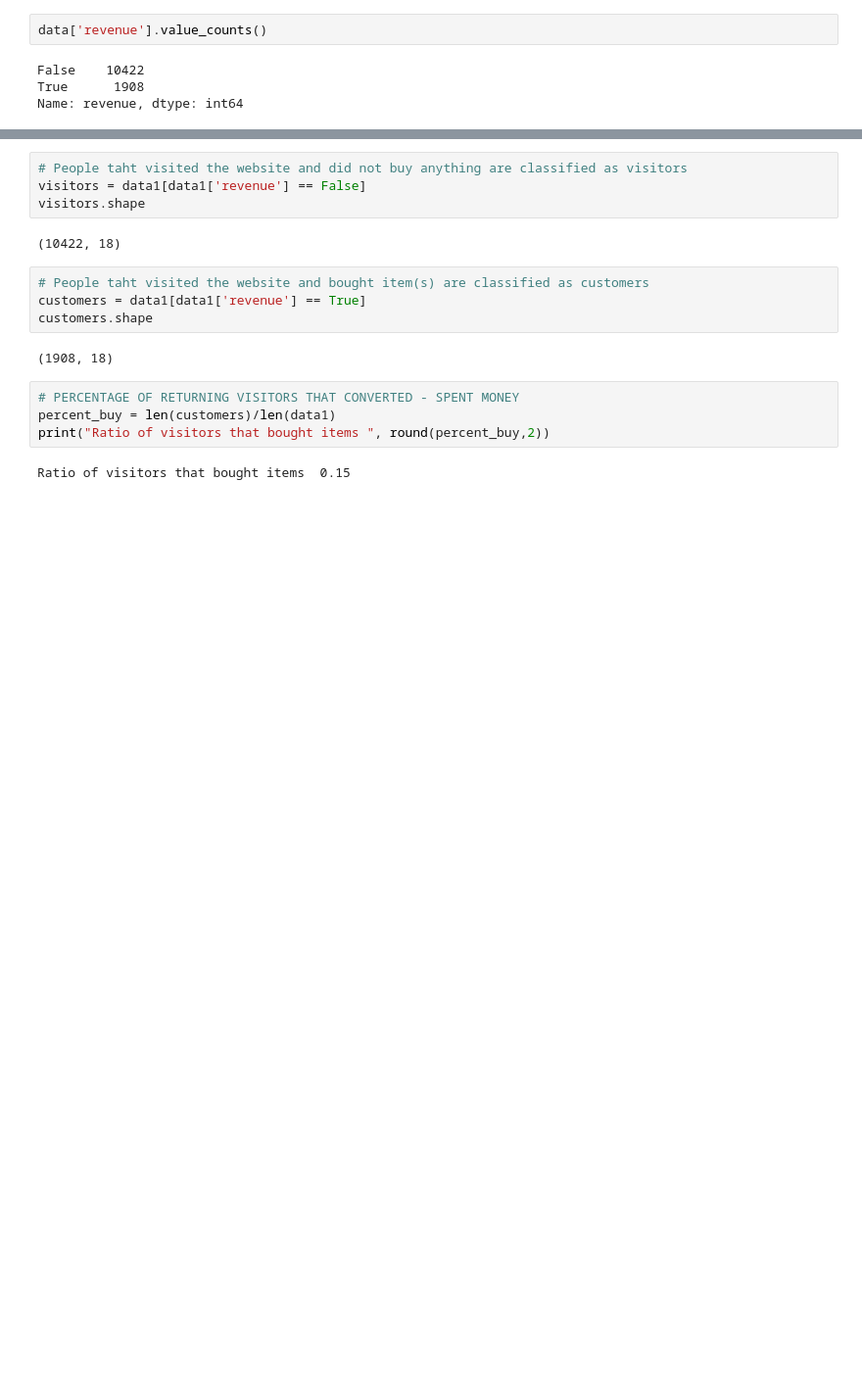
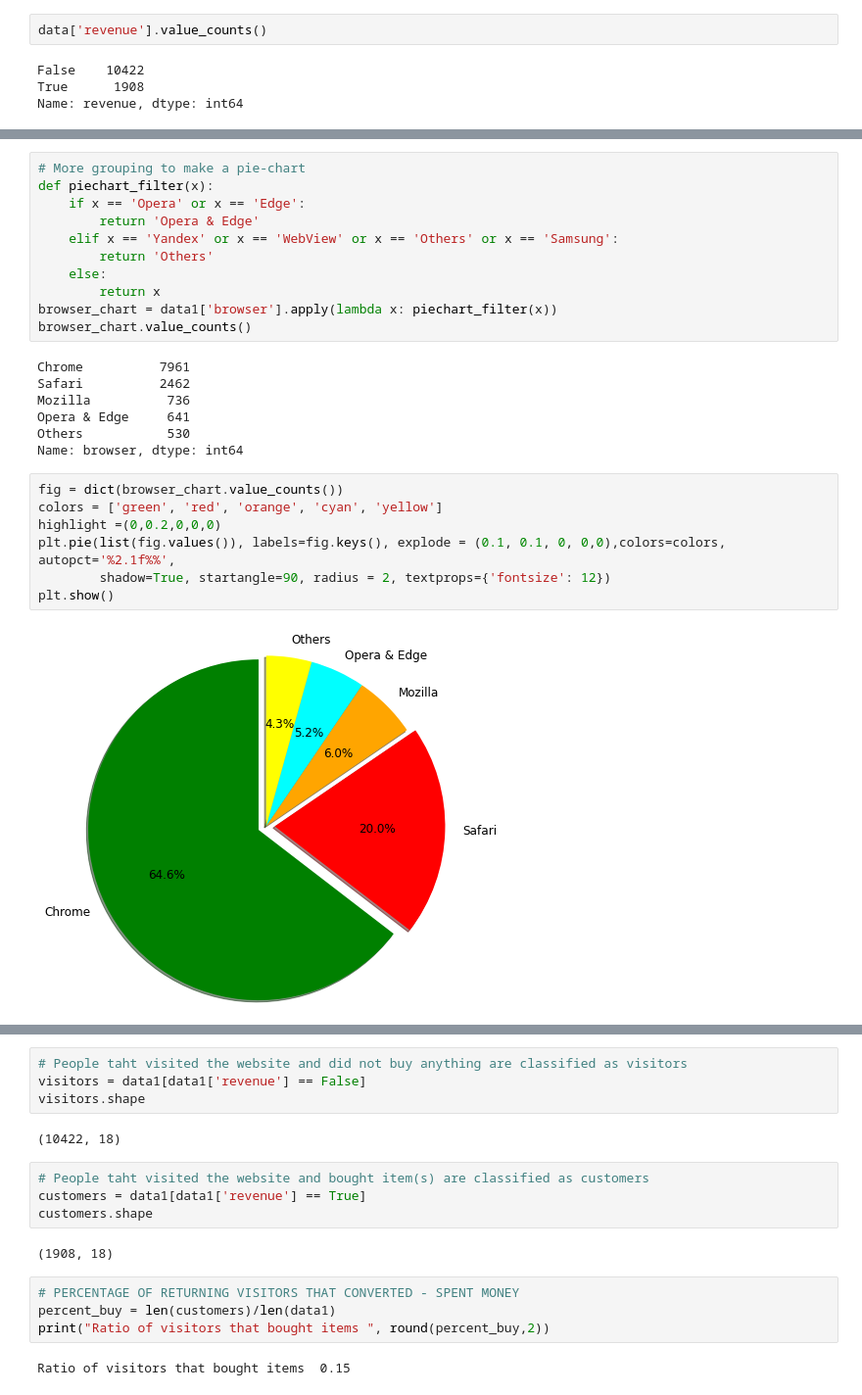
Before and after one commit to kimerajoseph/Mid-Term-Project, a Jupyter notebook: Mid-Term-Project.ipynb, the cells around one changed output, grey strips where cells are left out. Shown at 98% size. Saved outputs shown, nothing was run; the diff lists cells and outputs as text; blank space fills up the shorter version.

```diff
--- a/Mid-Term-Project.ipynb
+++ b/Mid-Term-Project.ipynb
@@ -189,0 +190,27 @@ Name: traffictype, dtype: int64
+# %%
+# More grouping to make a pie-chart
+def piechart_filter(x):
+    if x == 'Opera' or x == 'Edge':
+        return 'Opera & Edge'
+    elif x == 'Yandex' or x == 'WebView' or x == 'Others' or x == 'Samsung':
+        return 'Others'
+    else:
+        return x
+browser_chart = data1['browser'].apply(lambda x: piechart_filter(x))
+browser_chart.value_counts()
+# %% [output]
+Chrome          7961
+Safari          2462
+Mozilla          736
+Opera & Edge     641
+Others           530
+Name: browser, dtype: int64
+# %%
+fig = dict(browser_chart.value_counts())
+colors = ['green', 'red', 'orange', 'cyan', 'yellow']
+highlight =(0,0.2,0,0,0)
+plt.pie(list(fig.values()), labels=fig.keys(), explode = (0.1, 0.1, 0, 0,0),colors=colors, autopct='%2.1f%%',
+        shadow=True, startangle=90, radius = 2, textprops={'fontsize': 12})
+plt.show()
+# %% [output]
+[figure, added]
```
Also changed, not shown: parts of 109 cells of this notebook, 1 other file.
